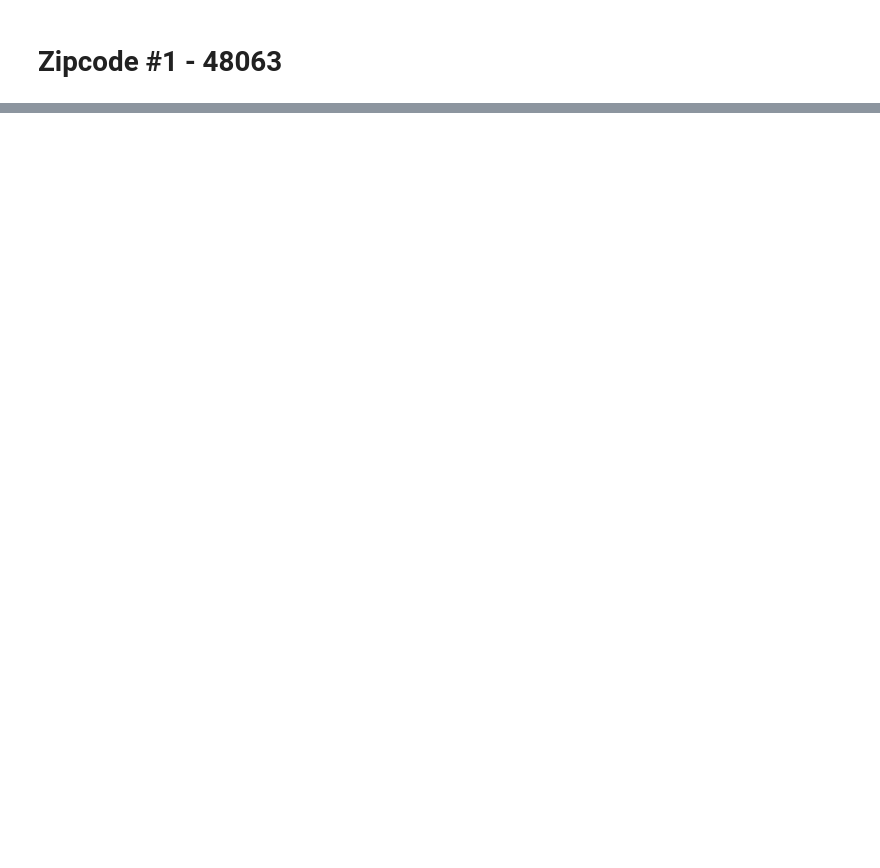
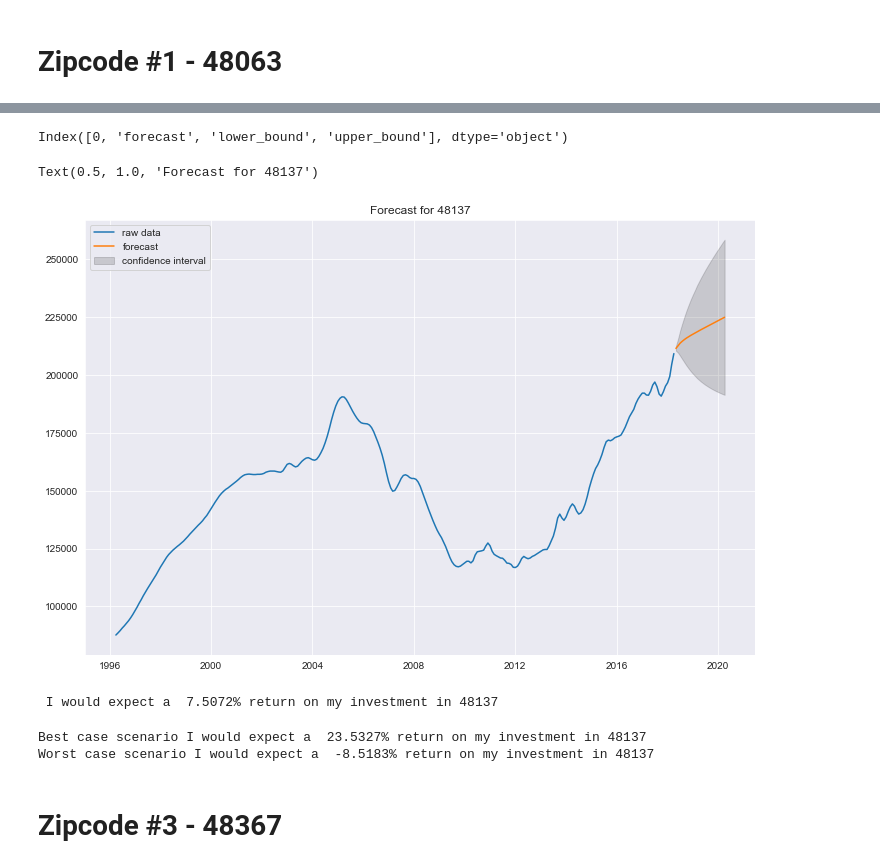
Before and after one commit to lambertmk/Time-Series-using-ARIMA-and-Zillow-housing-data, a Jupyter notebook: mod_4_starter_notebook.ipynb, the cells around one changed output, grey strips where cells are left out. Drawn from its saved outputs; the diff is of its cells as text; code cells hidden in the pictures; blank space fills up the shorter version.

```diff
--- a/mod_4_starter_notebook.ipynb
+++ b/mod_4_starter_notebook.ipynb
@@ -445,2 +416,11 @@ TS_48063 = dfs_ts[0].MeanValue
+# %%
+# Instantiate individual time series for each of the zipcodes.
+# We're doing this so we can use them in the function below
+
+TS_48063 = dfs_ts[0].MeanValue
+TS_48137 = dfs_ts[1].MeanValue
+TS_48367 = dfs_ts[2].MeanValue
+TS_48357 = dfs_ts[3].MeanValue
+TS_48383 = dfs_ts[4].MeanValue
 # %% [markdown]
 # Zipcode  #1 - 48063
@@ -757,4 +580,3 @@ melted_48137.tail()
 # %%
-# make forecast
-model = ARIMA(melted_48137, order=(0,0,1))
+model = ARIMA(TS_48137, order=(2, 1, 2))
 model_fit = model.fit(disp=0)
@@ -789,9 +594,0 @@ plt.title('Forecast for 48137')
-# %%
-font = {'family' : 'normal',
-        'weight' : 'bold',
-        'size'   : 18}
-
-plt.rc('font', **font)
-plt.gcf().autofmt_xdate()
-import matplotlib.font_manager
-# NOTE: if you visualizations are too cluttered to read, try calling 'plt.gcf().autofmt_xdate()'!
@@ -833,0 +595,18 @@ plt.show()
+# %%
+# combine raw data dataframe and forecast dataframe
+df_new = pd.concat([TS_48137, df_forecast])
+df_new.columns
+# %% [output]
+Index([0, 'forecast', 'lower_bound', 'upper_bound'], dtype='object')
+# %%
+fig = plt.figure(figsize = (12, 8))
+
+plt.plot(df_new[0], label = 'raw data')
+plt.plot(df_new['forecast'], label = 'forecast')
+plt.fill_between(df_new.index, df_new['lower_bound'], df_new['upper_bound'], color="k", alpha=.15,
+                label = 'confidence interval')
+plt.legend(loc = 'upper left')
+plt.title('Forecast for 48137')
+# %% [output]
+Text(0.5, 1.0, 'Forecast for 48137')
+[figure, added]
@@ -833,0 +620,16 @@ plt.show()
+# %%
+predicted_percent_change = (forcast_2_years - last_price) / last_price
+print(f' I would expect a  {np.round(predicted_percent_change * 100, 4)}% return on my investment in 48137')
+# %% [output]
+ I would expect a  7.5072% return on my investment in 48137
+# %%
+best_percent_change = (forcast_upper - last_price) / last_price
+print(f'Best case scenario I would expect a  {np.round(best_percent_change * 100, 4)}% return on my investment in 48137')
+
+worst_percent_change = (forcast_lower - last_price) / last_price
+print(f'Worst case scenario I would expect a  {np.round(worst_percent_change * 100, 4)}% return on my investment in 48137')
+# %% [output]
+Best case scenario I would expect a  23.5327% return on my investment in 48137
+Worst case scenario I would expect a  -8.5183% return on my investment in 48137
+# %% [markdown]
+# Zipcode #3 - 48367
```
Also changed, not shown: parts of 109 cells of this notebook.
